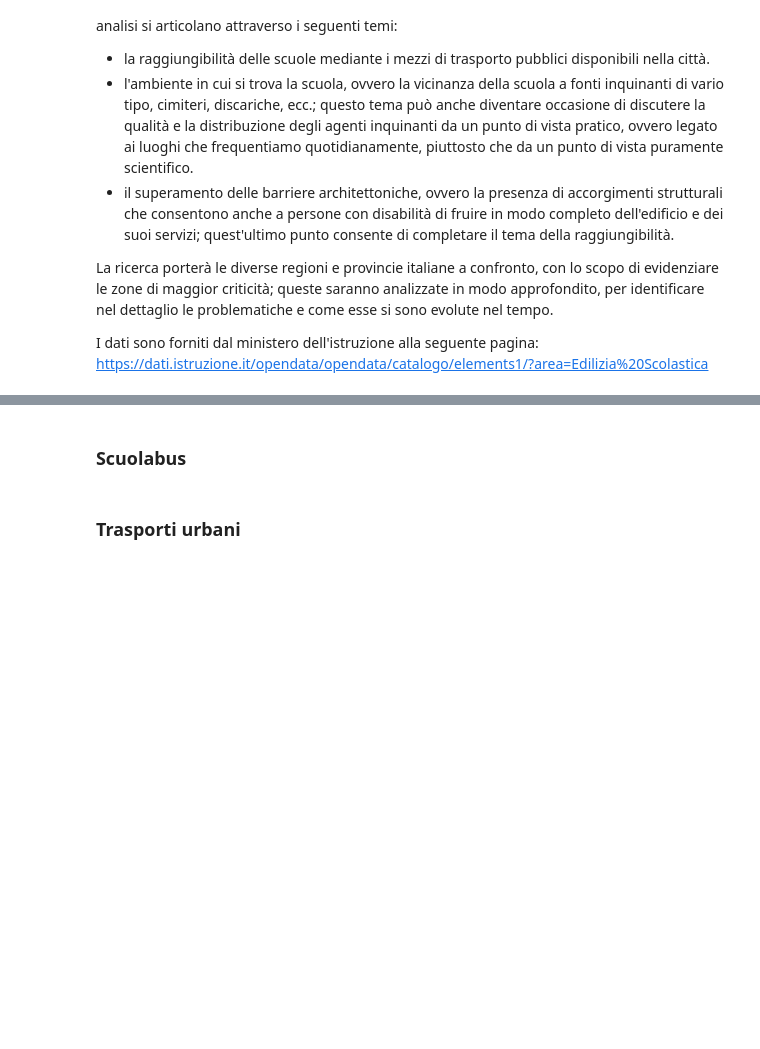
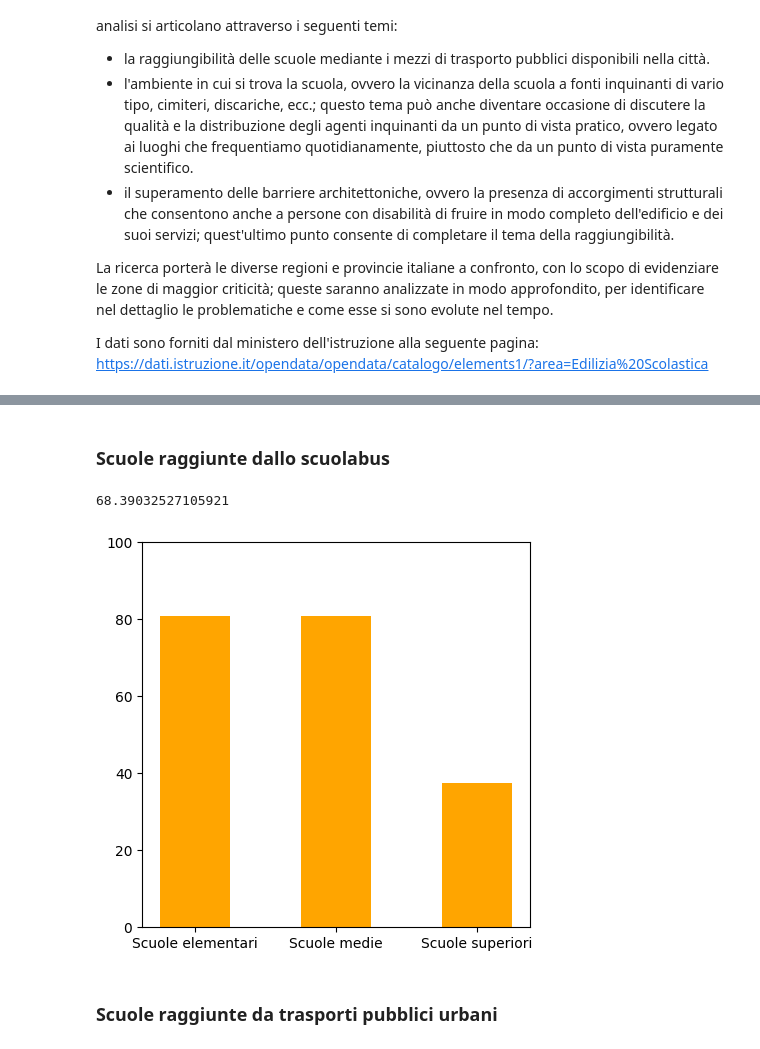
Before and after one commit to bolla99/datavis-project, a Jupyter notebook: notebook_bolla.ipynb, the cells around one changed output, grey strips where cells are left out. Drawn from its saved outputs; the diff is of its cells as text; code cells hidden in the pictures; blank space fills up the shorter version.

```diff
--- a/notebook_bolla.ipynb
+++ b/notebook_bolla.ipynb
@@ -86,6 +90,13 @@ def cartina(get_dati_function, cmap, bins_size, regioni, title):
     ax.legend(handles=patches, loc="best", prop={'size':9})
 
     nodata.plot(color='gray', ax=ax, edgecolor='black', linewidth=1)
+
+
+def plot_bar_by_school_type(data):
+    plt.figure(figsize=(5, 5))
+    plt.ylim([0,100])
+    names = ['Scuole elementari', 'Scuole medie', 'Scuole superiori']
+    plt.bar(names, data, color='orange', width=0.5)
 # %% [markdown]
 # Import DataSet
 # %%
@@ -371,18 +405,23 @@ print(len(codici_scuola_1mezzo) / len(codici_scuola) * 100)
-# %% [markdown]
-### Scuolabus
+# %% [markdown]
+### Scuole raggiunte dallo scuolabus
 # %%
-scuole_scuolabus = t_i_2122[t_i_2122.SCUOLABUS == 'SI']
+scuole_scuolabus = t_2122[t_2122.SCUOLABUS == 'SI']
 codici_scuola_scuolabus = scuole_scuolabus.CODICESCUOLA.to_numpy()
 
 elementari_scuolabus = [x for x in codici_scuola_elementari if x in codici_scuola_scuolabus]
 medie_scuolabus = [x for x in codici_scuola_medie if x in codici_scuola_scuolabus]
 superiori_scuolabus = [x for x in codici_scuola_superiori if x in codici_scuola_scuolabus]
 # %%
-print(len(elementari_scuolabus) / len(codici_scuola_elementari) * 100)
-print(len(medie_scuolabus) / len(codici_scuola_medie) * 100)
-print(len(superiori_scuolabus) / len(codici_scuola_superiori) * 100)
+elementari_data = len(elementari_scuolabus) / len(codici_scuola_elementari) * 100
+medie_data = len(medie_scuolabus) / len(codici_scuola_medie) * 100
+superiori_data = len(superiori_scuolabus) / len(codici_scuola_superiori) * 100
+
+plot_bar_by_school_type([elementari_data, medie_data, superiori_data])
 
 print(len(codici_scuola_scuolabus) / len(codici_scuola) * 100)
+# %% [output]
+68.39032527105921
+[figure, added]
-# %% [markdown]
-### Trasporti urbani
+# %% [markdown]
+### Scuole raggiunte da trasporti pubblici urbani
 # %%
```
Also changed, not shown: parts of 29 cells of this notebook.
